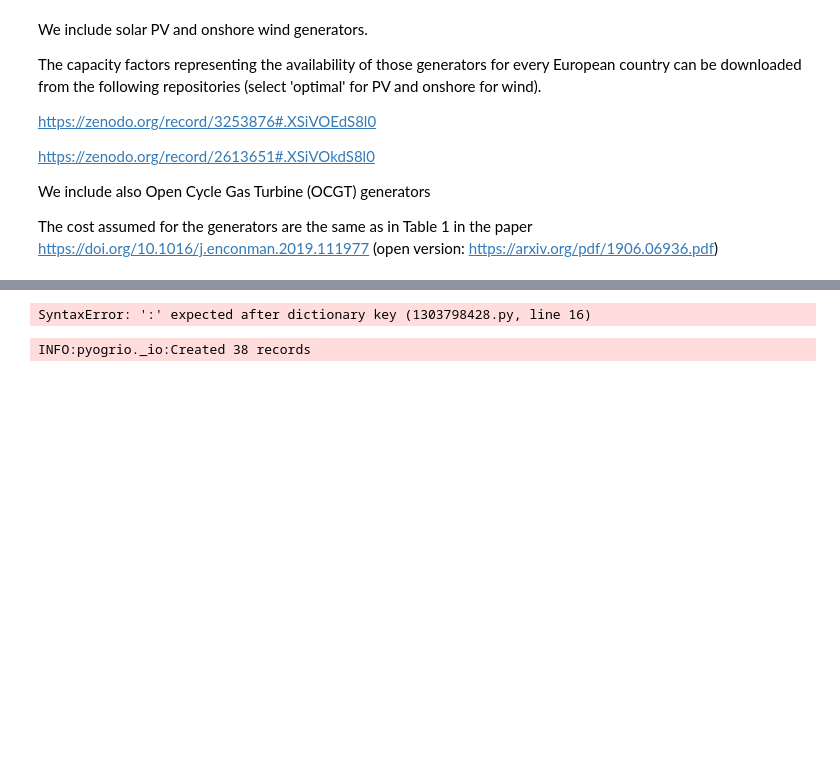
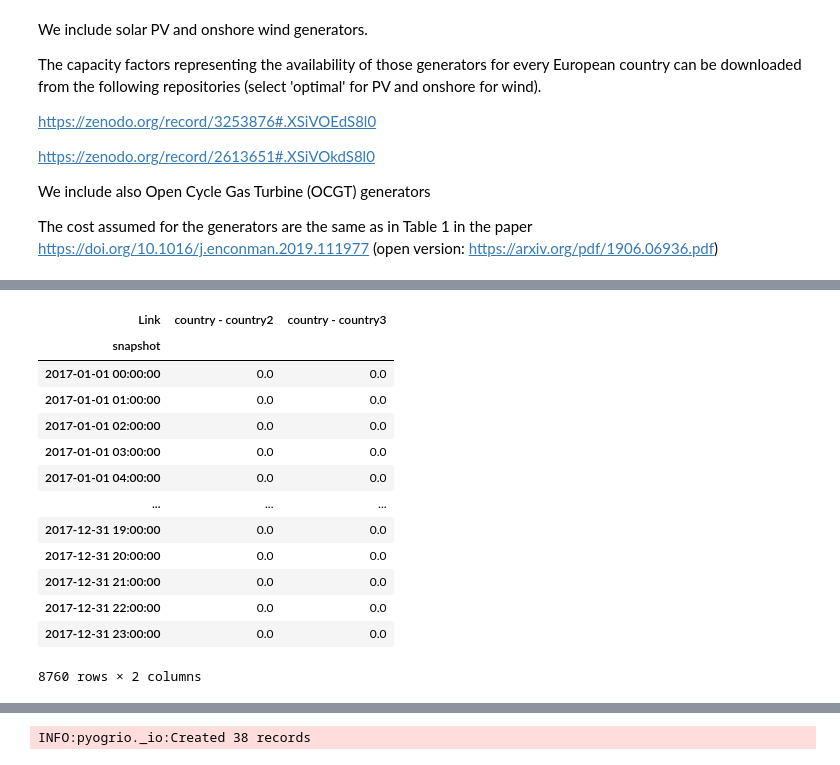
Before and after one commit to CharlotteHessels/new-integrated-project, a Jupyter notebook: IEG_course_project_question_F.ipynb, the cells around one changed output, grey strips where cells are left out. Drawn from its saved outputs; the diff is of its cells as text; code cells hidden in the pictures; blank space fills up the shorter version.

```diff
--- a/IEG_course_project_question_F.ipynb
+++ b/IEG_course_project_question_F.ipynb
@@ -381,4 +387,21 @@ OCGT           17460.040404
 Name: p_nom_opt, dtype: float64
+# %%
+network.links_t.p1
+# %% [output]
+| Link | country - country2 | country - country3 |
+| snapshot |  |  |
+| 2017-01-01 00:00:00 | 0.0 | 0.0 |
+| 2017-01-01 01:00:00 | 0.0 | 0.0 |
+| 2017-01-01 02:00:00 | 0.0 | 0.0 |
+| 2017-01-01 03:00:00 | 0.0 | 0.0 |
+| 2017-01-01 04:00:00 | 0.0 | 0.0 |
+| ... | ... | ... |
+| 2017-12-31 19:00:00 | 0.0 | 0.0 |
+| 2017-12-31 20:00:00 | 0.0 | 0.0 |
+| 2017-12-31 21:00:00 | 0.0 | 0.0 |
+| 2017-12-31 22:00:00 | 0.0 | 0.0 |
+| 2017-12-31 23:00:00 | 0.0 | 0.0 |
+8760 rows × 2 columns
 # %%
 !pip install Plotting
 # %% [output]
@@ -417,7 +440,7 @@ points = pd.DataFrame({
     'Country': nodes,
     'Longitude': [xs[node] for node in nodes],
     'Latitude': [ys[node] for node in nodes],
-    ''
+    #'Generation':generators, #I need to figure out how to add the generation capacities to the geographical plot
 })
 
 # Crear una geometría de puntos
@@ -425,8 +448,6 @@ geometry = [Point(lon, lat) for lon, lat in zip(points['Longitude'], points['Lat
 
 # Crear un GeoDataFrame
 gdf = gpd.GeoDataFrame(points, geometry=geometry)
-# %% [output]
-SyntaxError: ':' expected after dictionary key (1303798428.py, line 16)
 # %%
 
 # Cargar un shapefile de países
```
Also changed, not shown: parts of 11 cells of this notebook.
